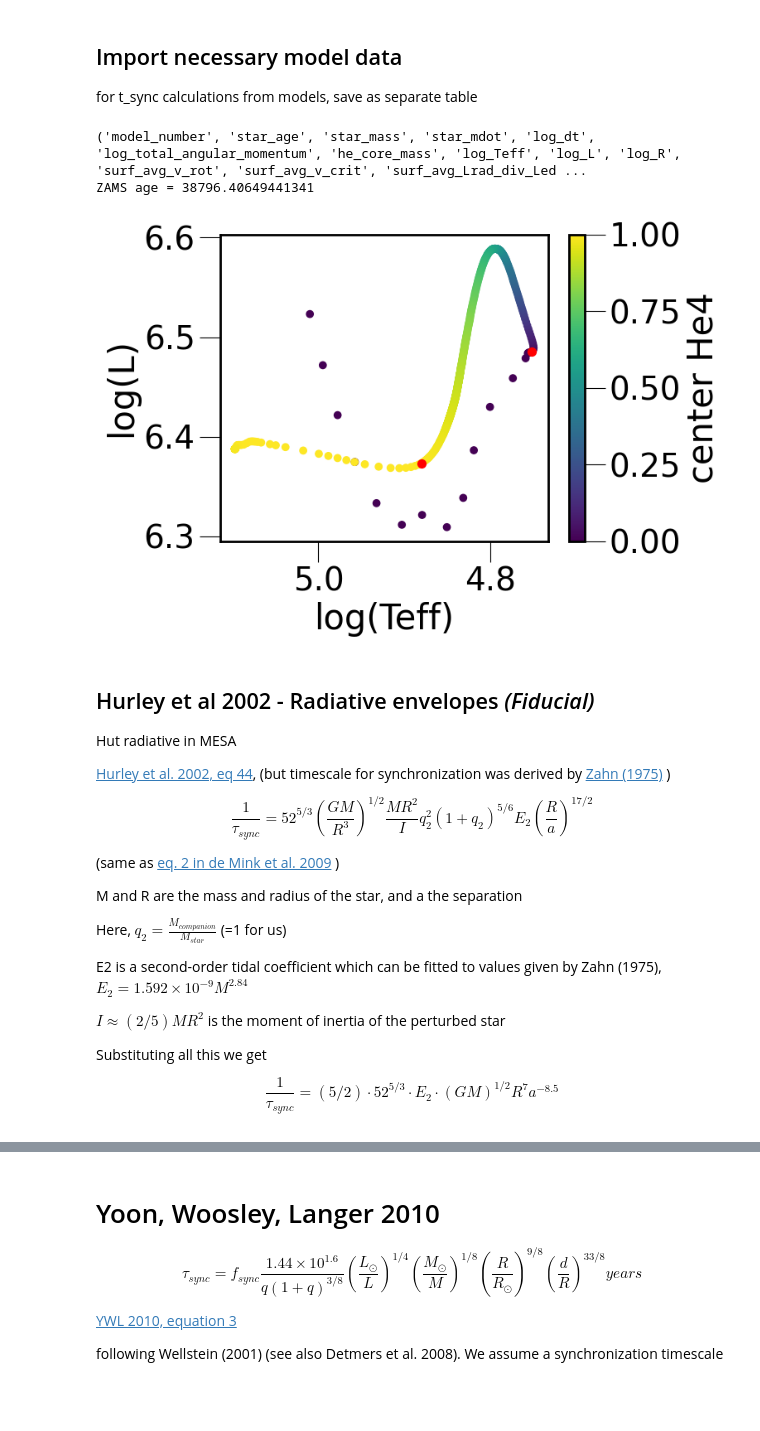
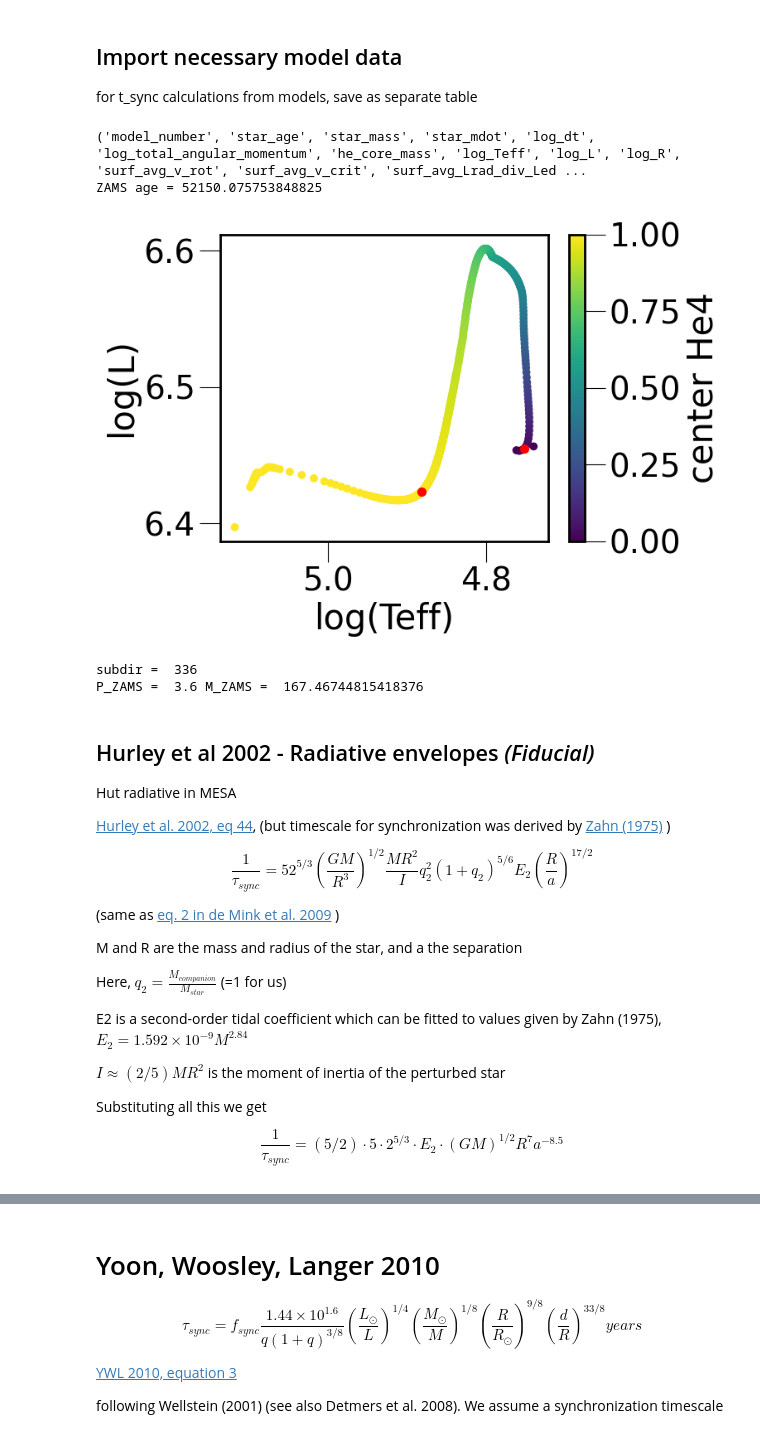
Before and after one commit to LiekeVanSon/HD5980, a Jupyter notebook: HD5980_calculating_t-sync.ipynb, the cells around one changed output, grey strips where cells are left out. Saved outputs shown, nothing was run; the diff lists cells and outputs as text; code cells hidden in the pictures; blank space fills up the shorter version.

```diff
--- a/HD5980_calculating_t-sync.ipynb
+++ b/HD5980_calculating_t-sync.ipynb
@@ -29,40 +29,50 @@ for t_sync calculations from models, save as separate table
 dir = data_root_dir + '/dense_mass_hastings_grid/'
 
 #folder with best-fit model
-subdir = 153
+subdir = 336 # 153 #
+
+# for subdir in np.linspace(330, 360, 10, dtype = int):
 
 m=mp.MESA()
 m.loadHistory(f = dir + str(subdir) + '/LOGS1')
 
 # ALL data column names
 print(m.hist.data.dtype.names)
 
+
+
 # We adopt the first moment that X drops below 0.74 as ZAMS
 def find_ZAMS(data):
     return next((i for i, x in enumerate(data) if x < 0.735), None)
+
 
 ZAMS_i = find_ZAMS(m.hist.center_h1)
 print(f'ZAMS age = {m.hist.star_age[ZAMS_i]} ')
 
 # We adopt the time when center_he4 is 0.99 as the end of the MS
 def find_end_of_MS(data):
     return next((i for i, x in enumerate(data) if x > 0.99), None)
 
 TAMS_i = find_end_of_MS(m.hist.center_he4)
 
 # #plot HR diagram (to show ZAMS and TAMS makes sense)
 plt.scatter(m.hist.log_Teff, m.hist.log_L , c =  m.hist.center_he4 )
 plt.scatter(m.hist.log_Teff[ZAMS_i], m.hist.log_L[ZAMS_i], c='r', s = 50)
 plt.scatter(m.hist.log_Teff[TAMS_i], m.hist.log_L[TAMS_i], c='r', s = 50)
 plt.colorbar(label = 'center He4')
 plt.gca().invert_xaxis()
 plt.xlabel('log(Teff)')
 plt.ylabel('log(L)')
 plt.show()
+
+print('subdir = ', subdir)
+print('P_ZAMS = ', m.hist.period_days[0], 'M_ZAMS = ', m.hist.star_mass[ZAMS_i])
 # %% [output]
 ('model_number', 'star_age', 'star_mass', 'star_mdot', 'log_dt', 'log_total_angular_momentum', 'he_core_mass', 'log_Teff', 'log_L', 'log_R', 'surf_avg_v_rot', 'surf_avg_v_crit', 'surf_avg_Lrad_div_Led ...
-ZAMS age = 38796.40649441341
+ZAMS age = 52150.075753848825
-[figure, old version]
+[figure, new version]
+subdir =  336
+P_ZAMS =  3.6 M_ZAMS =  167.46744815418376
 # %% [markdown]
 ## Hurley et al 2002 - Radiative envelopes *(Fiducial)*
 Hut radiative in MESA
@@ -88,7 +98,7 @@ $I \approx (2/5) M R^2$ is the moment of inertia of the perturbed star
 Substituting all this we get
 
 \begin{equation}
-\frac{1}{\tau_{sync}} = (5/2) \cdot 52^{5/3} \cdot E_2 \cdot (GM)^{1/2} R^{7} a^{-8.5}
+\frac{1}{\tau_{sync}} = (5/2) \cdot 5 \cdot 2^{5/3} \cdot E_2 \cdot (GM)^{1/2} R^{7} a^{-8.5}
 \end{equation}
 # %%
 # Simplified version
```
Also changed, not shown: parts of 3 cells of this notebook.
